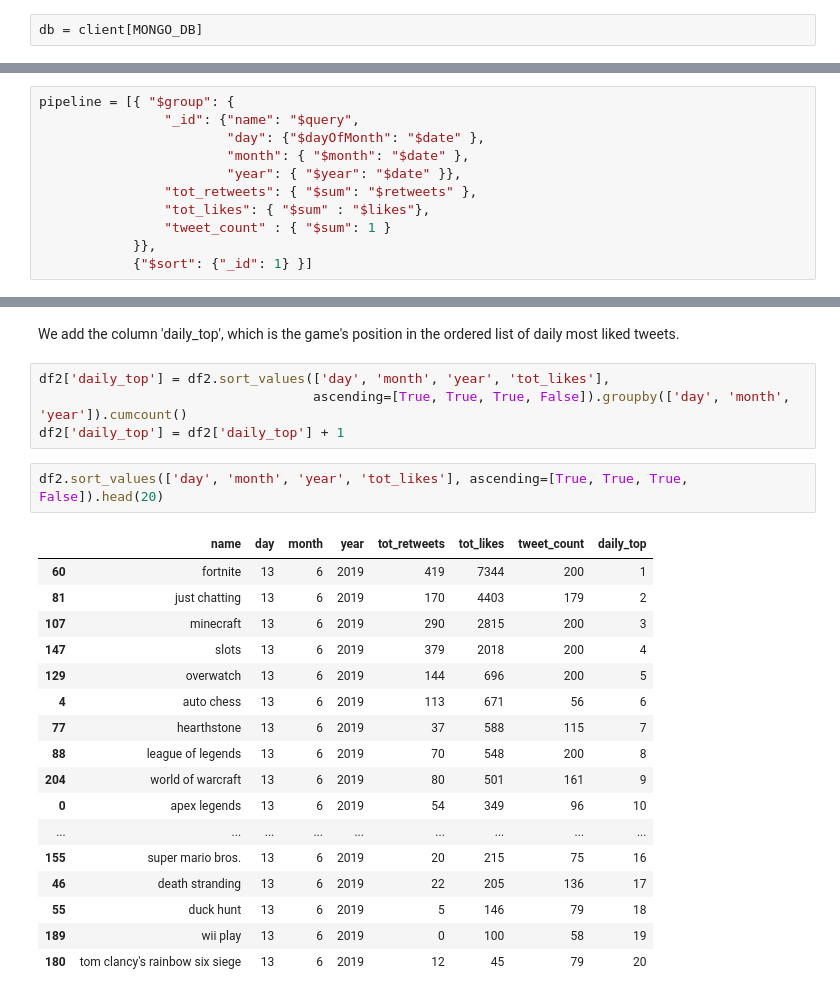
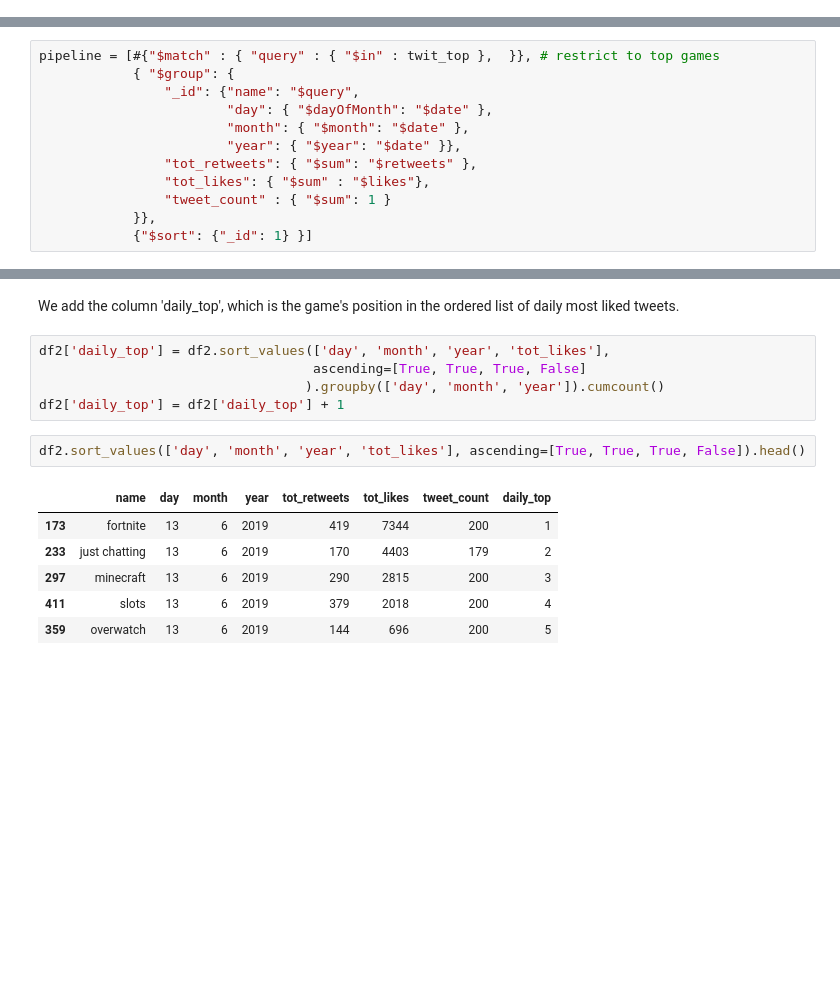
Before and after one commit to hechmik/videogames_buzz, a Jupyter notebook: notebooks/mongo_queries2.ipynb, the cells around one changed output, grey strips where cells are left out. Drawn from its saved outputs; the diff is of its cells as text; blank space fills up the shorter version.

```diff
--- a/notebooks/mongo_queries2.ipynb
+++ b/notebooks/mongo_queries2.ipynb
@@ -192,2 +349,0 @@ client = pymongo.MongoClient('127.0.0.1', server.local_bind_port) # server.local
-# %%
-db = client[MONGO_DB]
@@ -198,9 +368,10 @@ db.list_collection_names()
 # %% [markdown]
 Daily total retweets and likes for each game:
 # %%
-pipeline = [{ "$group": {
+pipeline = [#{"$match" : { "query" : { "$in" : twit_top },  }}, # restrict to top games
+            { "$group": {
                 "_id": {"name": "$query",
-                        "day": {"$dayOfMonth": "$date" },
+                        "day": { "$dayOfMonth": "$date" },
                         "month": { "$month": "$date" },
                         "year": { "$year": "$date" }},
                 "tot_retweets": { "$sum": "$retweets" },
@@ -248,25 +393,15 @@ server.stop()
 We add the column 'daily_top', which is the game's position in the ordered list of daily most liked tweets.
 # %%
 df2['daily_top'] = df2.sort_values(['day', 'month', 'year', 'tot_likes'],
-                                   ascending=[True, True, True, False]).groupby(['day', 'month', 'year']).cumcount()
+                                   ascending=[True, True, True, False]
+                                  ).groupby(['day', 'month', 'year']).cumcount()
 df2['daily_top'] = df2['daily_top'] + 1
 # %%
-df2.sort_values(['day', 'month', 'year', 'tot_likes'], ascending=[True, True, True, False]).head(20)
+df2.sort_values(['day', 'month', 'year', 'tot_likes'], ascending=[True, True, True, False]).head()
 # %% [output]
 |  | name | day | month | year | tot_retweets | tot_likes | tweet_count | daily_top |
-| 60 | fortnite | 13 | 6 | 2019 | 419 | 7344 | 200 | 1 |
-| 81 | just chatting | 13 | 6 | 2019 | 170 | 4403 | 179 | 2 |
-| 107 | minecraft | 13 | 6 | 2019 | 290 | 2815 | 200 | 3 |
-| 147 | slots | 13 | 6 | 2019 | 379 | 2018 | 200 | 4 |
-| 129 | overwatch | 13 | 6 | 2019 | 144 | 696 | 200 | 5 |
-| 4 | auto chess | 13 | 6 | 2019 | 113 | 671 | 56 | 6 |
-| 77 | hearthstone | 13 | 6 | 2019 | 37 | 588 | 115 | 7 |
-| 88 | league of legends | 13 | 6 | 2019 | 70 | 548 | 200 | 8 |
-| 204 | world of warcraft | 13 | 6 | 2019 | 80 | 501 | 161 | 9 |
-| 0 | apex legends | 13 | 6 | 2019 | 54 | 349 | 96 | 10 |
-| ... | ... | ... | ... | ... | ... | ... | ... | ... |
-| 155 | super mario bros. | 13 | 6 | 2019 | 20 | 215 | 75 | 16 |
-| 46 | death stranding | 13 | 6 | 2019 | 22 | 205 | 136 | 17 |
-| 55 | duck hunt | 13 | 6 | 2019 | 5 | 146 | 79 | 18 |
-| 189 | wii play | 13 | 6 | 2019 | 0 | 100 | 58 | 19 |
-| 180 | tom clancy's rainbow six siege | 13 | 6 | 2019 | 12 | 45 | 79 | 20 |
+| 173 | fortnite | 13 | 6 | 2019 | 419 | 7344 | 200 | 1 |
+| 233 | just chatting | 13 | 6 | 2019 | 170 | 4403 | 179 | 2 |
+| 297 | minecraft | 13 | 6 | 2019 | 290 | 2815 | 200 | 3 |
+| 411 | slots | 13 | 6 | 2019 | 379 | 2018 | 200 | 4 |
+| 359 | overwatch | 13 | 6 | 2019 | 144 | 696 | 200 | 5 |
```
Also changed, not shown: parts of 37 cells of this notebook.
